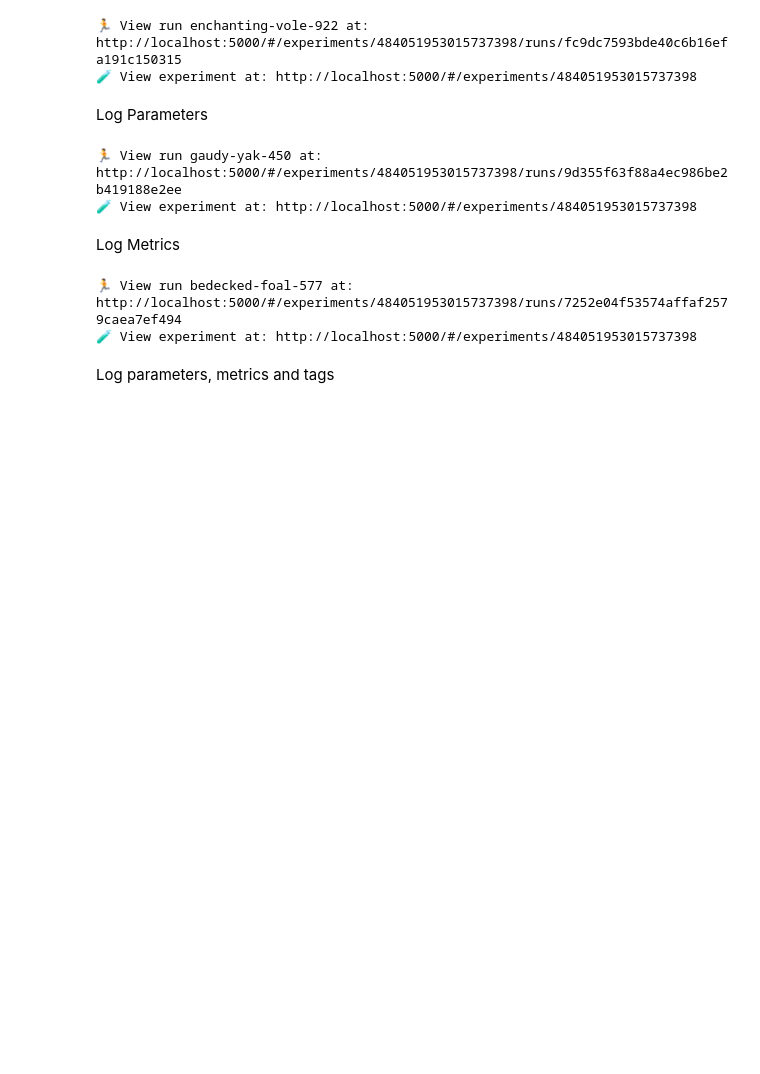
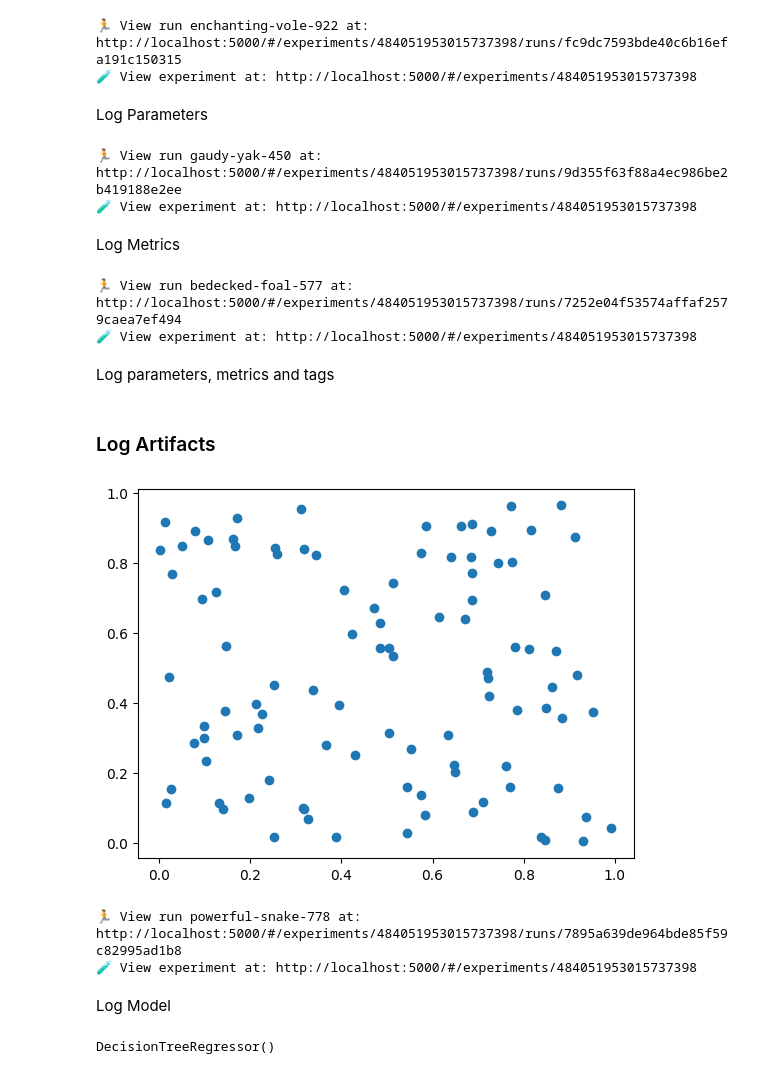
Before and after one commit to Davidfogo99/Intro-clase, a Jupyter notebook: notebooks/MLOps I - Intro to MLFlow.ipynb, the cells around one changed output. Cells and saved outputs as stored; diff of their text form; code cells hidden in the pictures; blank space fills up the shorter version.

Commit message:
Add iris scatterplot image to notebooks directory

```diff
--- a/notebooks/MLOps I - Intro to MLFlow.ipynb
+++ b/notebooks/MLOps I - Intro to MLFlow.ipynb
@@ -75,3 +75,33 @@ with mlflow.start_run():
     acc = 0.95  # Example accuracy
     mlflow.log_metric("Accurancy", acc)
     pass
+# %% [markdown]
+### Log Artifacts
+# %%
+import numpy as np
+x = np.random.rand(100, 1)
+y = np.random.rand(100, 1)
+# %%
+import matplotlib.pyplot as plt
+
+PLOT_PATH = ("plot.png")
+plt.scatter(x, y)
+plt.savefig(PLOT_PATH)
+# %% [output]
+[figure, added]
+# %%
+with mlflow.start_run():
+    mlflow.log_artifact(PLOT_PATH)
+    pass
+# %% [output]
+🏃 View run powerful-snake-778 at: http://localhost:5000/#/experiments/484051953015737398/runs/7895a639de964bde85f59c82995ad1b8
+🧪 View experiment at: http://localhost:5000/#/experiments/484051953015737398
+# %% [markdown]
+Log Model
+# %%
+from sklearn.tree import DecisionTreeRegressor
+
+model = DecisionTreeRegressor()
+model
+# %% [output]
+DecisionTreeRegressor()
```
Also changed, not shown: parts of 9 cells of this notebook, 1 other file.
